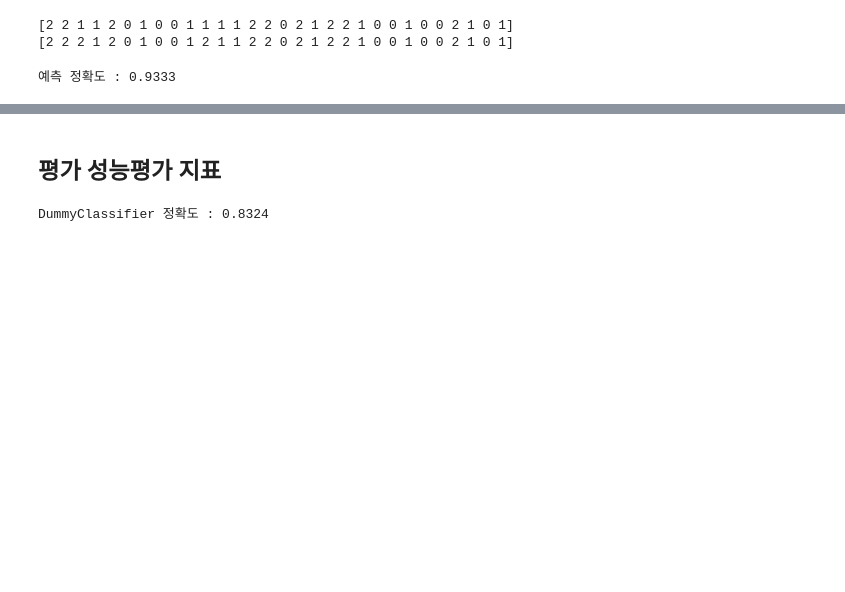
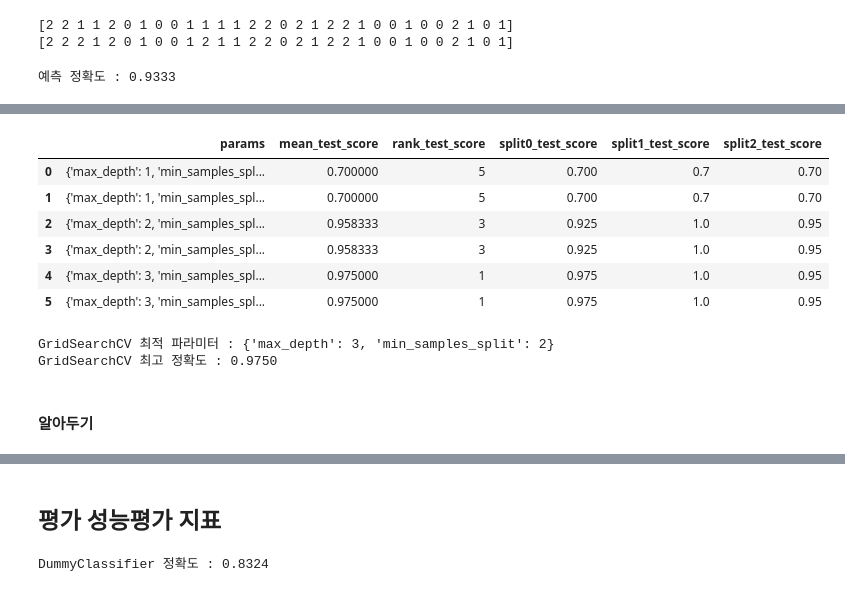
Before and after one commit to cabbi120101/TIL, a Jupyter notebook: ML/자습ML.ipynb, the cells around one changed output, grey strips where cells are left out. Cells and saved outputs as stored; diff of their text form; code cells hidden in the pictures; blank space fills up the shorter version.

```diff
--- a/ML/자습ML.ipynb
+++ b/ML/자습ML.ipynb
@@ -181,0 +319,46 @@ print('예측 정확도 : {0:.4f}'.format(accuracy_score(y_test, pred)))
+# %%
+import pandas as pd
+
+# param_grid의 하이퍼 파라미터들을 3개의 train, test set fold로 나누어서 테스트 수행 설정
+grid_dtree = GridSearchCV(dtree, param_grid=parameters, cv=3, refit=True, return_train_score=True)
+
+# 붓꽃 학습 데이터로 param_grid의 하이퍼 파라미터들을 순차적으로 학습/평가
+grid_dtree.fit(X_train, y_train) # 학습 데이터 세트 사용
+# fit(학습 데이터 세트)
+# - 학습 데이터를 cv에 기술된 폴딩 세트로 분할해
+# - param_grid에 기술된 하이퍼 파라미터들을 순차적으로 변경하면서 학스/평가 수행하고
+# - 그 결과를 cv_results_ 속성에 기록
+# cv_results_ 속성 : GridSearchCV 결과 세트로 딕셔너리 형태
+
+# GridSearchCV 결과 세트로 딕셔너리 형태인 cv_results_ 데이터 프레임으로 변환 후
+# 필요한 파라미터 값만 추출
+scores_df = pd.DataFrame(grid_dtree.cv_results_)
+scores_df[['params', 'mean_test_score', 'rank_test_score', 'split0_test_score', 'split1_test_score', 'split2_test_score']]
+
+# 파라미터를 순차 적용 횟수(6) X cv 세트[3] = 학습/검증 총 수행 횟수[18]
+# rank_test_score : 예측 성능 순위
+# 1위 일 때의 mean_test_score의 값이 0.975로 가장 높음[공동1위]
+# 이 때의 파라미터 가 최적의 하이퍼 파라미터에 해당
+# {'max_depth': 3, 'min_samples_split': 2}
+# {'max_depth': 3, 'min_samples_split': 3}
+
+# split0_test_score, split1_test_score, split2_test_score : cv=3
+# mean_test_scor : 이 3 개의 성능 수치를 평균한
+# %% [output]
+|  | params | mean_test_score | rank_test_score | split0_test_score | split1_test_score | split2_test_score |
+| 0 | {'max_depth': 1, 'min_samples_spl... | 0.700000 | 5 | 0.700 | 0.7 | 0.70 |
+| 1 | {'max_depth': 1, 'min_samples_spl... | 0.700000 | 5 | 0.700 | 0.7 | 0.70 |
+| 2 | {'max_depth': 2, 'min_samples_spl... | 0.958333 | 3 | 0.925 | 1.0 | 0.95 |
+| 3 | {'max_depth': 2, 'min_samples_spl... | 0.958333 | 3 | 0.925 | 1.0 | 0.95 |
+| 4 | {'max_depth': 3, 'min_samples_spl... | 0.975000 | 1 | 0.975 | 1.0 | 0.95 |
+| 5 | {'max_depth': 3, 'min_samples_spl... | 0.975000 | 1 | 0.975 | 1.0 | 0.95 |
+# %%
+# best_params_ 속성 :  최적의 파라미터 값 저장
+# 최고 성능을 가지는 파라미터 조합과 예측 성능 1위 값 출력
+print('GridSearchCV 최적 파라미터 :', grid_dtree.best_params_)
+print('GridSearchCV 최고 정확도 : {0:.4f}'.format(grid_dtree.best_score_))
+# %% [output]
+GridSearchCV 최적 파라미터 : {'max_depth': 3, 'min_samples_split': 2}
+GridSearchCV 최고 정확도 : 0.9750
+# %% [markdown]
+#### 알아두기
```
Also changed, not shown: parts of 23 cells of this notebook.
